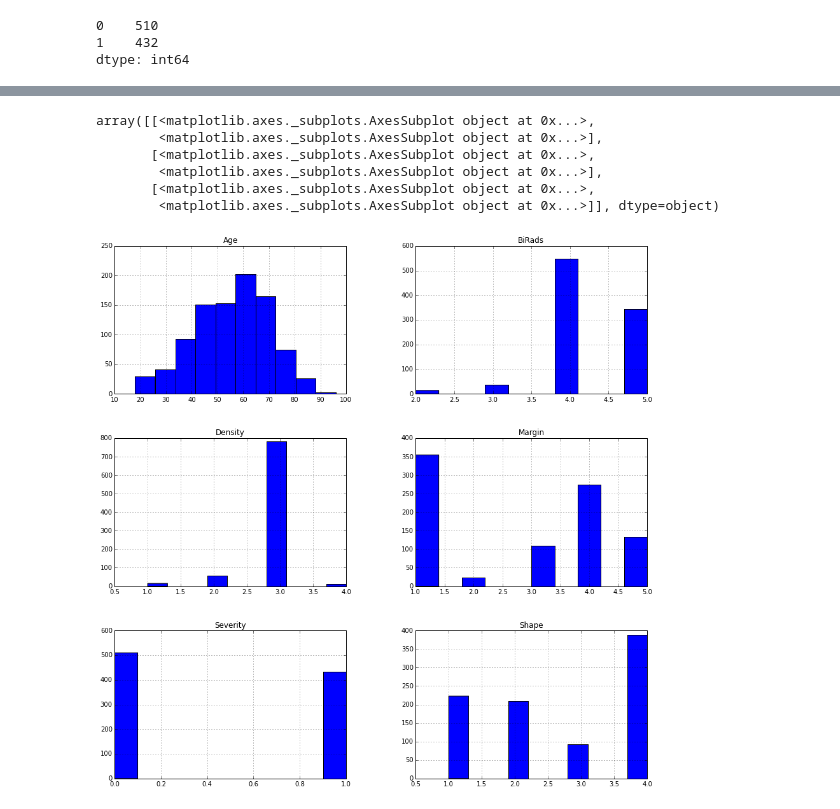
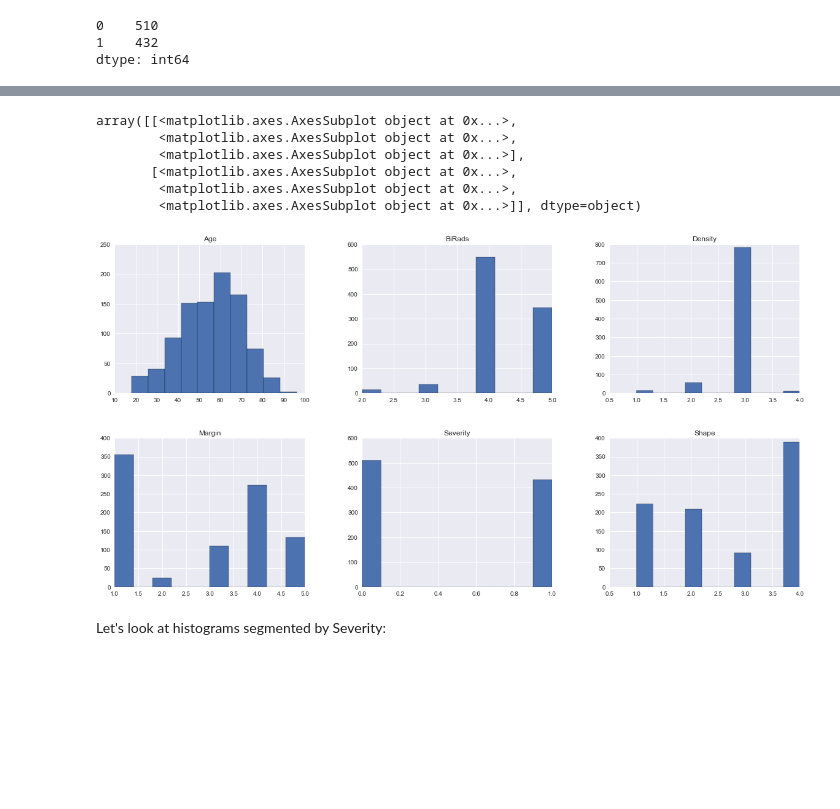
Before and after one commit to spicasax/ipython-examples, a Jupyter notebook: mammographic-mass/mammographic_masses.ipynb, the cells around one changed output, grey strips where cells are left out. Cells and saved outputs as stored; diff of their text form; code cells hidden in the pictures; blank space fills up the shorter version.

```diff
--- a/mammographic-mass/mammographic_masses.ipynb
+++ b/mammographic-mass/mammographic_masses.ipynb
@@ -119,11 +155,13 @@ The default value for 'return_type' will change to 'axes' in a future release.
 # %%
-data.hist(figsize=(15,15))
+data.hist(figsize=(20,10))
 # %% [output]
-array([[<matplotlib.axes._subplots.AxesSubplot object at 0x...>,
-        <matplotlib.axes._subplots.AxesSubplot object at 0x...>],
-       [<matplotlib.axes._subplots.AxesSubplot object at 0x...>,
-        <matplotlib.axes._subplots.AxesSubplot object at 0x...>],
-       [<matplotlib.axes._subplots.AxesSubplot object at 0x...>,
-        <matplotlib.axes._subplots.AxesSubplot object at 0x...>]], dtype=object)
+array([[<matplotlib.axes.AxesSubplot object at 0x...>,
+        <matplotlib.axes.AxesSubplot object at 0x...>,
+        <matplotlib.axes.AxesSubplot object at 0x...>],
+       [<matplotlib.axes.AxesSubplot object at 0x...>,
+        <matplotlib.axes.AxesSubplot object at 0x...>,
+        <matplotlib.axes.AxesSubplot object at 0x...>]], dtype=object)
-[figure, old version]
+[figure, new version]
+# %% [markdown]
+Let's look at histograms segmented by Severity:
 # %%
```
Also changed, not shown: parts of 26 cells of this notebook.
